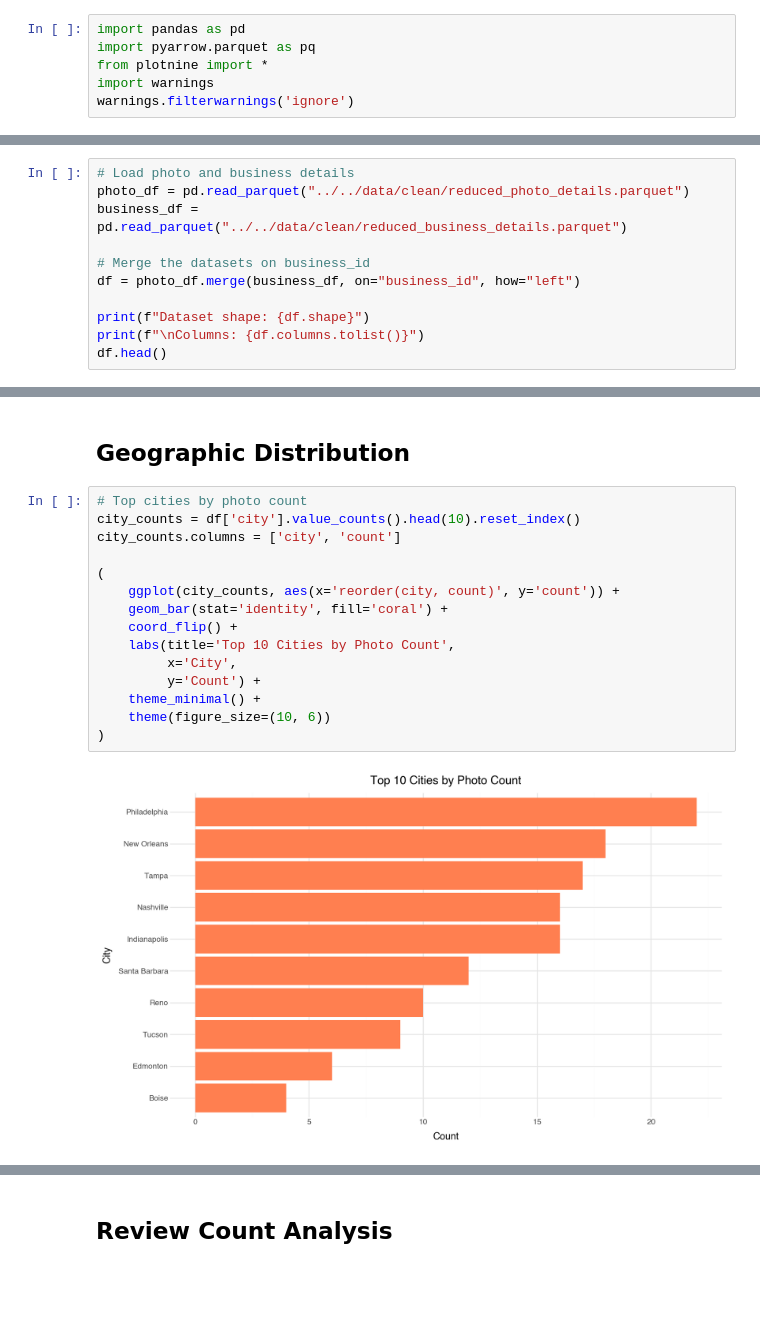
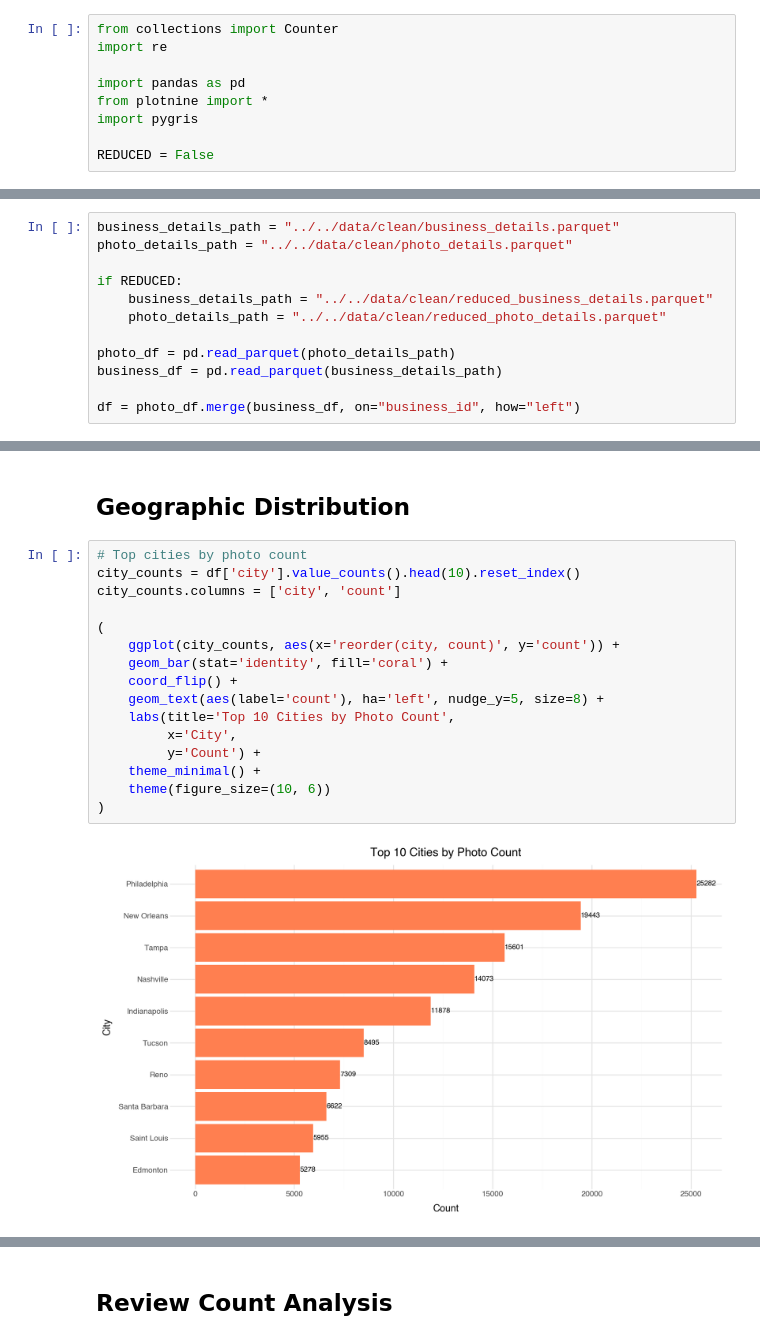
Before and after one commit to lukfd/vision-ai-project, a Jupyter notebook: notebooks/data-wrangling/eda.ipynb, the cells around one changed output, grey strips where cells are left out. Cells and saved outputs as stored; diff of their text form; blank space fills up the shorter version.

```diff
--- a/notebooks/data-wrangling/eda.ipynb
+++ b/notebooks/data-wrangling/eda.ipynb
@@ -1,21 +1,25 @@
 # %% [markdown]
 # Exploratory Data Analysis
 # %%
+from collections import Counter
+import re
+
 import pandas as pd
-import pyarrow.parquet as pq
 from plotnine import *
-import warnings
-warnings.filterwarnings('ignore')
+import pygris
+
+REDUCED = False
 # %% [markdown]
 ## Load Data
 # %%
-# Load photo and business details
-photo_df = pd.read_parquet("../../data/clean/reduced_photo_details.parquet")
-business_df = pd.read_parquet("../../data/clean/reduced_business_details.parquet")
+business_details_path = "../../data/clean/business_details.parquet"
+photo_details_path = "../../data/clean/photo_details.parquet"
 
-# Merge the datasets on business_id
+if REDUCED:
+    business_details_path = "../../data/clean/reduced_business_details.parquet"
+    photo_details_path = "../../data/clean/reduced_photo_details.parquet"
+
+photo_df = pd.read_parquet(photo_details_path)
+business_df = pd.read_parquet(business_details_path)
+
 df = photo_df.merge(business_df, on="business_id", how="left")
-
-print(f"Dataset shape: {df.shape}")
-print(f"\nColumns: {df.columns.tolist()}")
-df.head()
@@ -151,20 +181,21 @@ Label Distribution:
 # %%
 # Top cities by photo count
 city_counts = df['city'].value_counts().head(10).reset_index()
 city_counts.columns = ['city', 'count']
 
 (
     ggplot(city_counts, aes(x='reorder(city, count)', y='count')) +
     geom_bar(stat='identity', fill='coral') +
     coord_flip() +
+    geom_text(aes(label='count'), ha='left', nudge_y=5, size=8) +
     labs(title='Top 10 Cities by Photo Count',
          x='City',
          y='Count') +
     theme_minimal() +
     theme(figure_size=(10, 6))
 )
 # %% [output]
-[figure, old version]
+[figure, new version]
 # %%
 # State distribution
 state_counts = df['state'].value_counts().reset_index()
```
Also changed, not shown: parts of 24 cells of this notebook, 2 other files.
